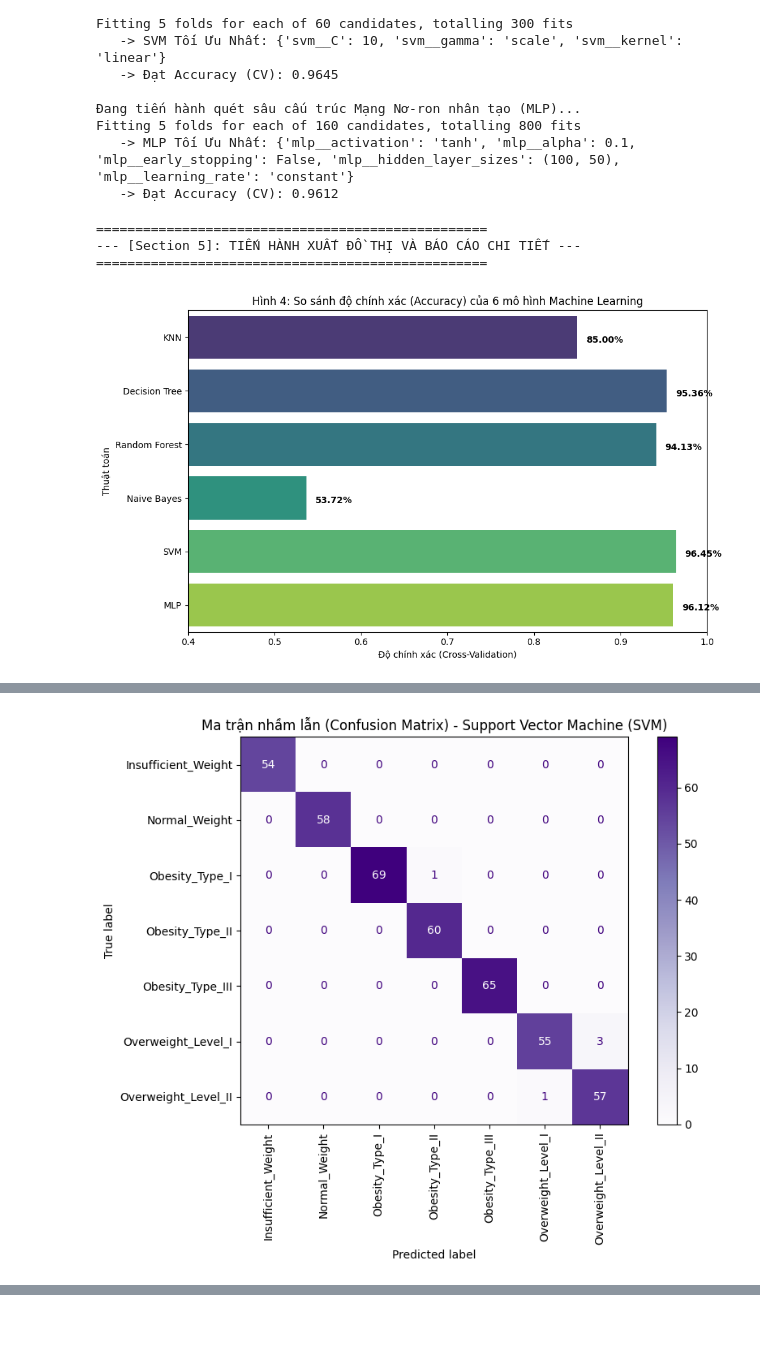
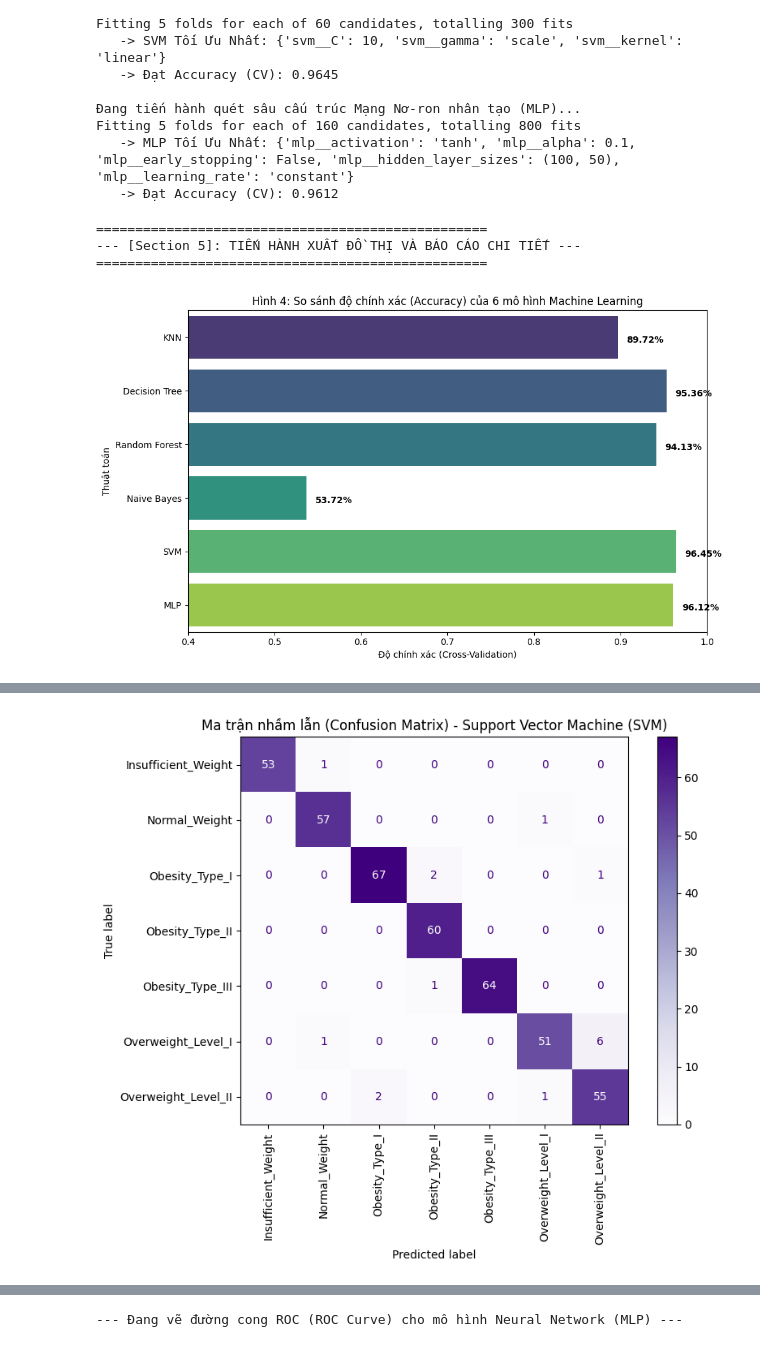
Before and after one commit to VuThienSinh-23130276/obesity-prediction-ML, a Jupyter notebook: obesity_prediction.ipynb, the cells around one changed output, grey strips where cells are left out. Saved outputs shown, nothing was run; the diff lists cells and outputs as text; code cells hidden in the pictures.

Commit message:
Kaggle Notebook | obesity_prediction | ver11

```diff
--- a/obesity_prediction.ipynb
+++ b/obesity_prediction.ipynb
@@ -269,16 +269,20 @@ Fitting 5 folds for each of 160 candidates, totalling 800 fits
    -> Đạt Accuracy (CV): 0.9612
 # %%
 # =========================================================================
-# SECTION 5: FINAL COMPARISON & CHUYÊN SÂU REPORT (Vẽ biểu đồ + Bảng kết quả)
+# SECTION 5: FINAL COMPARISON & CHUYÊN SÂU REPORT
 # =========================================================================
 print("\n" + "="*50)
 print("--- [Section 5]: TIẾN HÀNH XUẤT ĐỒ THỊ VÀ BÁO CÁO CHI TIẾT ---")
 print("="*50)
 
-# 1. BIỂU ĐỒ CỘT SO SÁNH ACCURACY 6 MÔ HÌNH
+# 1. BIỂU ĐỒ CỘT SO SÁNH ACCURACY 6 MÔ HÌNH (Lấy điểm tự động từ Grid)
 model_names = ['KNN', 'Decision Tree', 'Random Forest', 'Naive Bayes', 'SVM', 'MLP']
-# Điền điểm số thực tế của Phú vào 3 vị trí đầu
-accuracies = [0.8500, 0.9536, 0.9413, nb_grid.best_score_, svm_grid.best_score_, mlp_grid.best_score_]
+accuracies = [knn_grid.best_score_, tree_grid.best_score_, rf_grid.best_score_, nb_grid.best_score_, svm_grid.best_score_, mlp_grid.best_score_]
+
+import matplotlib.pyplot as plt
+import seaborn as sns
+from sklearn.metrics import classification_report, confusion_matrix, ConfusionMatrixDisplay, roc_curve, auc
+from sklearn.preprocessing import label_binarize
 
 plt.figure(figsize=(10, 6))
 sns.barplot(x=accuracies, y=model_names, hue=model_names, palette='viridis', legend=False)
@@ -289,40 +293,76 @@ plt.ylabel('Thuật toán')
 for i, v in enumerate(accuracies):
     plt.text(v + 0.01, i + 0.1, f"{v*100:.2f}%", color='black', fontweight='bold')
 plt.tight_layout()
 plt.show()
 
 # 2. XUẤT CLASSIFICATION REPORT & CONFUSION MATRIX CHO SVM VÀ MLP
-# Đoạn này lấy ra tập fold cuối cùng để test và vẽ ma trận (tương tự logic của Phú)
+# Trích xuất X_test, y_test độc lập giống Phú để vẽ
+for train_idx, test_idx in skf.split(X_selected_matrix, y_encoded):
+    X_train, X_test = X_selected_matrix[train_idx], X_selected_matrix[test_idx]
+    y_train, y_test = y_encoded[train_idx], y_encoded[test_idx]
+    break
+
 best_models = {
     'Support Vector Machine (SVM)': svm_grid.best_estimator_,
     'Neural Network (MLP)': mlp_grid.best_estimator_
 }
 
 for name, model in best_models.items():
     print("\n" + "#"*70)
     print(f" BÁO CÁO PHÂN LOẠI CHI TIẾT (CLASSIFICATION REPORT) - {name}")
     print("#"*70)
 
-    # Dự đoán trên tập kiểm thử fold cuối (X_test đã được chia ở phần code của Phú)
-    # Vì model lấy từ GridSearch là Pipeline nên nó đã tự động Scale dữ liệu X_test chuẩn xác
+    # BƯỚC QUAN TRỌNG NHẤT: Bắt buộc phải fit lại mô hình trên X_train để tránh đánh giá ảo (Data Leakage)
+    model.fit(X_train, y_train)
+
     y_pred = model.predict(X_test)
-
-    # In bảng số liệu Precision, Recall, F1-score từng lớp béo phì
     print(classification_report(y_test, y_pred, target_names=label_encoder.classes_))
 
-    # Vẽ Confusion Matrix tông màu tím đặc trưng của Sinh
     fig, ax = plt.subplots(figsize=(9, 7))
     cm = confusion_matrix(y_test, y_pred)
     disp = ConfusionMatrixDisplay(confusion_matrix=cm, display_labels=label_encoder.classes_)
     disp.plot(cmap='Purples', xticks_rotation='vertical', ax=ax)
     plt.title(f"Ma trận nhầm lẫn (Confusion Matrix) - {name}")
     plt.tight_layout()
     plt.show()
+
+# 3. VẼ ĐƯỜNG CONG ROC CHO MLP
+print("\n--- Đang vẽ đường cong ROC (ROC Curve) cho mô hình Neural Network (MLP) ---")
+y_test_bin = label_binarize(y_test, classes=np.arange(len(label_encoder.classes_)))
+n_classes = y_test_bin.shape[1]
+
+# Lấy mô hình MLP tốt nhất (đã được fit lại trên X_train ở vòng lặp trên)
+best_mlp = best_models['Neural Network (MLP)']
+y_score = best_mlp.predict_proba(X_test)
+
+fpr = dict()
+tpr = dict()
+roc_auc = dict()
+
+plt.figure(figsize=(12, 8))
+colors = ['blue', 'red', 'green', 'orange', 'purple', 'cyan', 'brown']
+
+for i in range(n_classes):
+    fpr[i], tpr[i], _ = roc_curve(y_test_bin[:, i], y_score[:, i])
+    roc_auc[i] = auc(fpr[i], tpr[i])
+    plt.plot(fpr[i], tpr[i], color=colors[i], lw=2,
+             label=f'ROC của {label_encoder.classes_[i]} (AUC = {roc_auc[i]:.3f})')
+
+plt.plot([0, 1], [0, 1], 'k--', lw=2, label='Đoán mò (AUC = 0.500)')
+plt.xlim([0.0, 1.0])
+plt.ylim([0.0, 1.05])
+plt.xlabel('Tỷ lệ Dương tính giả (False Positive Rate)')
+plt.ylabel('Tỷ lệ Dương tính thật (True Positive Rate)')
+plt.title('Hình 5: Biểu đồ ROC Curve đa lớp của mô hình Neural Network (MLP)')
+plt.legend(loc="lower right")
+plt.grid(alpha=0.3)
+plt.tight_layout()
+plt.show()
 # %% [output]
 ==================================================
 --- [Section 5]: TIẾN HÀNH XUẤT ĐỒ THỊ VÀ BÁO CÁO CHI TIẾT ---
 ==================================================
-[figure, old version]
+[figure, new version]
 ######################################################################
  BÁO CÁO PHÂN LOẠI CHI TIẾT (CLASSIFICATION REPORT) - Support Vector Machine (SVM)
 ######################################################################
@@ -342,4 +382,4 @@ Overweight_Level_II       0.95      0.98      0.97        58
-[figure, old version]
+[figure, new version]
 ######################################################################
  BÁO CÁO PHÂN LOẠI CHI TIẾT (CLASSIFICATION REPORT) - Neural Network (MLP)
 ######################################################################
@@ -359,0 +400 @@ Overweight_Level_II       1.00      1.00      1.00        58
+--- Đang vẽ đường cong ROC (ROC Curve) cho mô hình Neural Network (MLP) ---
```
Also changed, not shown: parts of 2 cells of this notebook.
